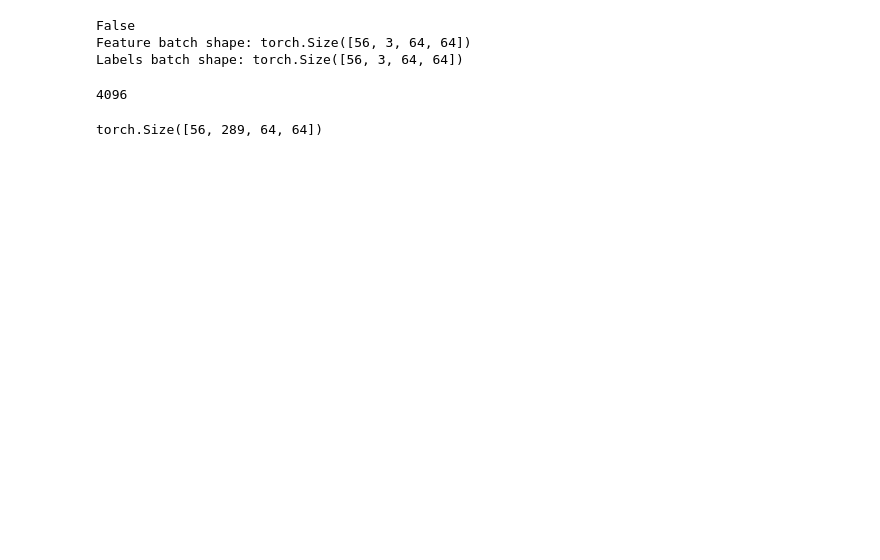
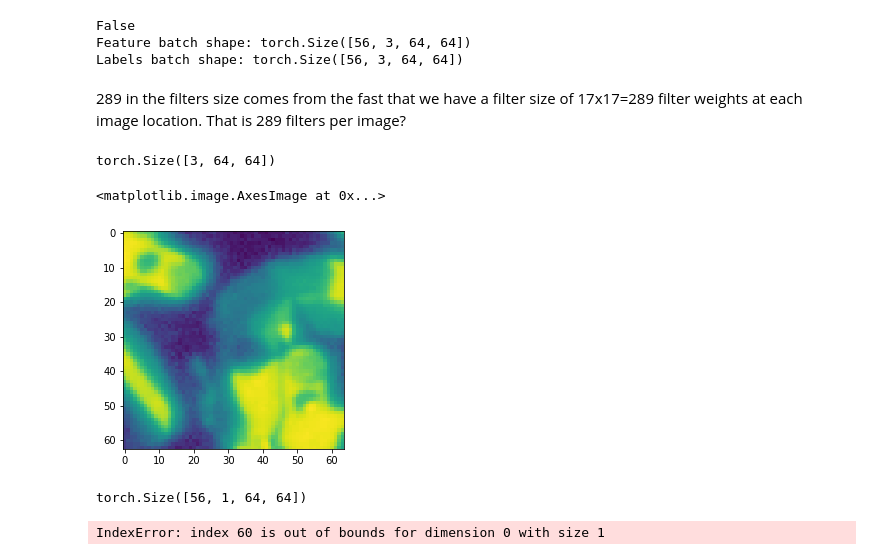
Before and after one commit to MatthewDowicz/DESI_DN, a Jupyter notebook: PFF_train.ipynb, the cells around one changed output. Cells and saved outputs as stored; diff of their text form; code cells hidden in the pictures; blank space fills up the shorter version.

Commit message:
Added updated versions of these notebooks.

```diff
--- a/PFF_train.ipynb
+++ b/PFF_train.ipynb
@@ -775,12 +677,18 @@ filters = curmodel(test_images, test_labels)
 False
 Feature batch shape: torch.Size([56, 3, 64, 64])
 Labels batch shape: torch.Size([56, 3, 64, 64])
-# %%
-64*64
-# %% [output]
-4096
-# %%
-filters.shape # what the actual fuck is this shape?
-# where are these seemingly 289 different filters coming from
-# %% [output]
-torch.Size([56, 289, 64, 64])
+# %% [markdown]
+289 in the filters size comes from the fast that we have a filter size of 17x17=289 filter weights at each image location. That is 289 filters per image?
+# %%
+print(test_images[0].shape)
+plt.imshow(test_data[0][0][0][:63, :64])
+# %% [output]
+torch.Size([3, 64, 64])
+<matplotlib.image.AxesImage at 0x...>
+[figure, added]
+# %%
+print(filters.shape)
+plt.imshow(filters[0][60].detach().cpu().numpy())
+# %% [output]
+torch.Size([56, 1, 64, 64])
+IndexError: index 60 is out of bounds for dimension 0 with size 1
```
Also changed, not shown: parts of 36 cells of this notebook, 1 other file.
